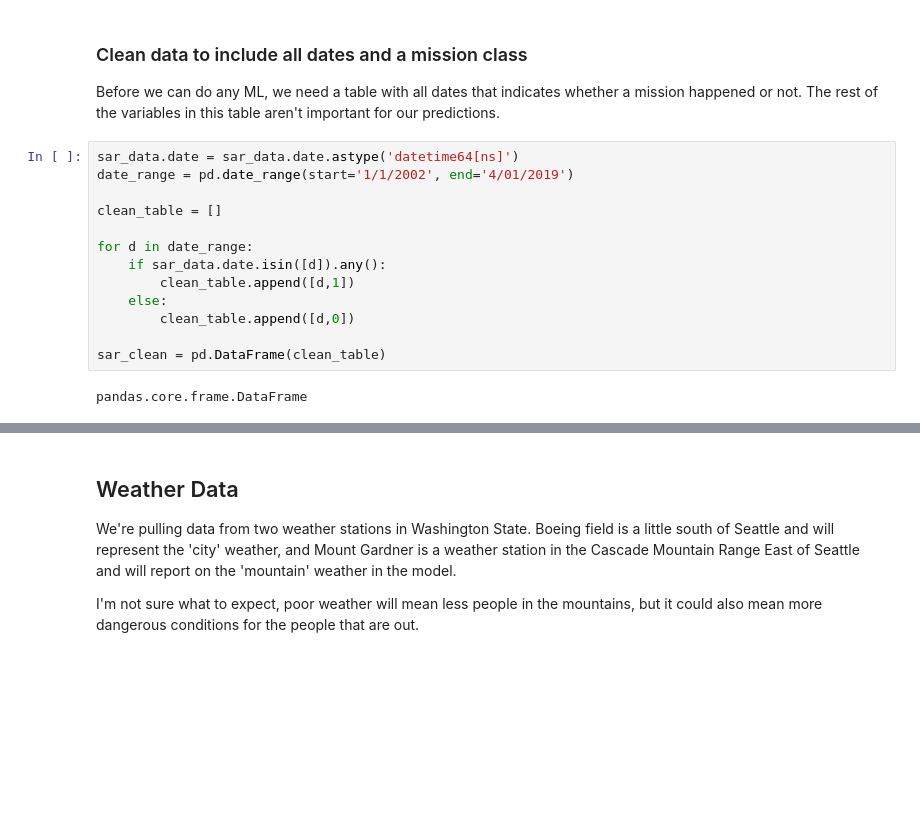
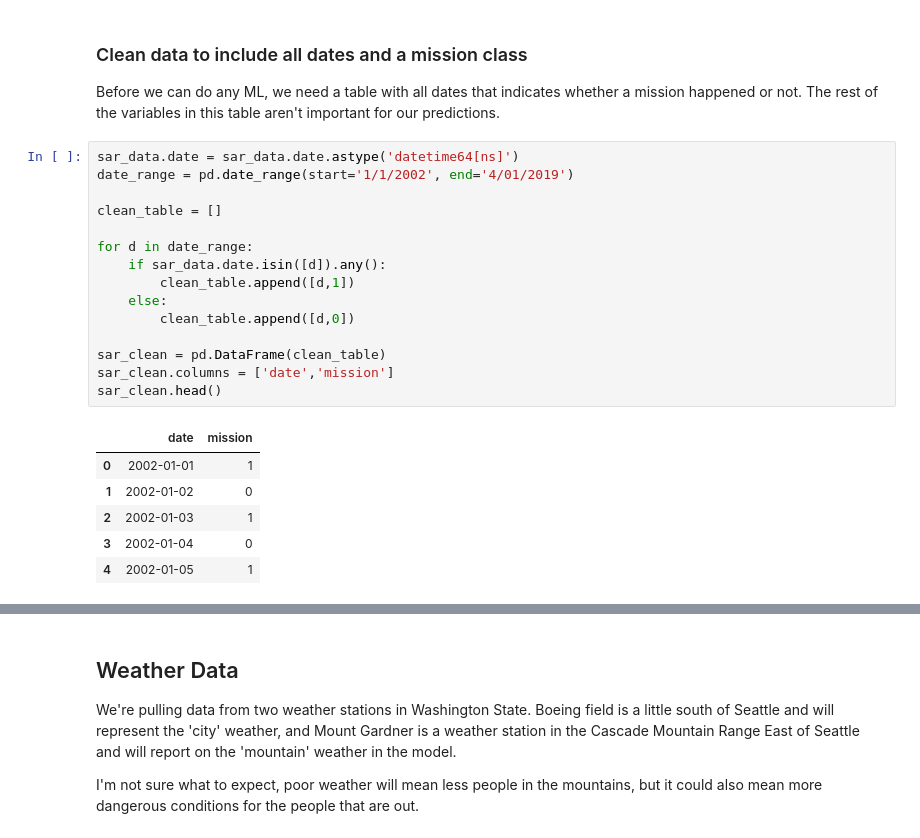
Before and after one commit to afederation/RescueForcast, a Jupyter notebook: DataExploration.ipynb, the cells around one changed output, grey strips where cells are left out. Drawn from its saved outputs; the diff is of its cells as text; blank space fills up the shorter version.

```diff
--- a/DataExploration.ipynb
+++ b/DataExploration.ipynb
@@ -118,15 +125,22 @@ Before we can do any ML, we need a table with all dates that indicates whether a
 # %%
 sar_data.date = sar_data.date.astype('datetime64[ns]')
 date_range = pd.date_range(start='1/1/2002', end='4/01/2019')
 
 clean_table = []
 
 for d in date_range:
     if sar_data.date.isin([d]).any():
         clean_table.append([d,1])
     else:
         clean_table.append([d,0])
 
 sar_clean = pd.DataFrame(clean_table)
+sar_clean.columns = ['date','mission']
+sar_clean.head()
 # %% [output]
-pandas.core.frame.DataFrame
+|  | date | mission |
+| 0 | 2002-01-01 | 1 |
+| 1 | 2002-01-02 | 0 |
+| 2 | 2002-01-03 | 1 |
+| 3 | 2002-01-04 | 0 |
+| 4 | 2002-01-05 | 1 |
```
Also changed, not shown: parts of 17 cells of this notebook, 5 other files.
